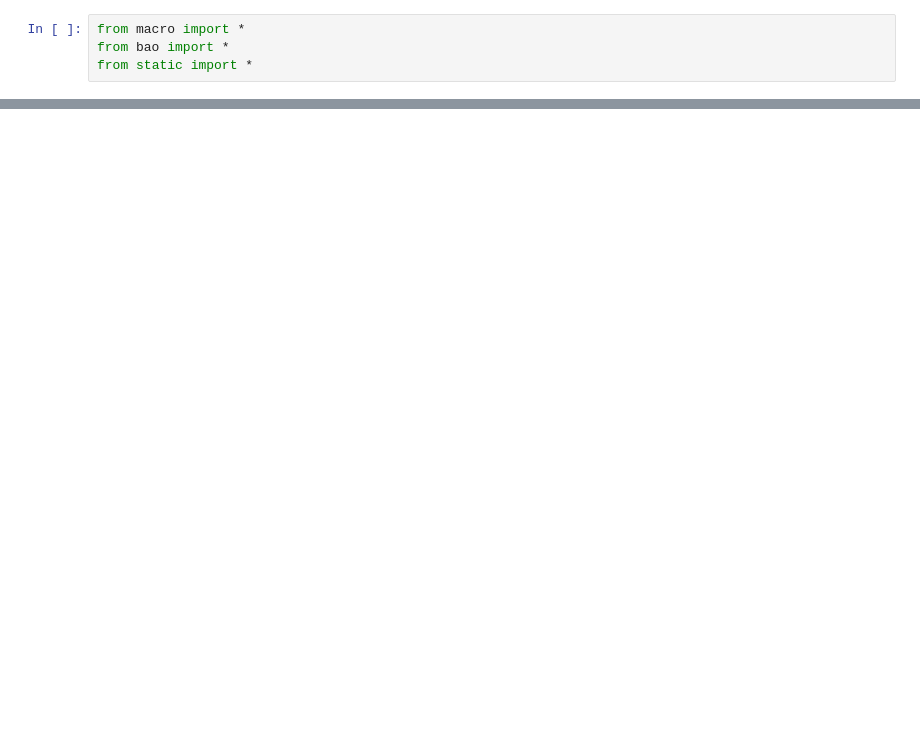
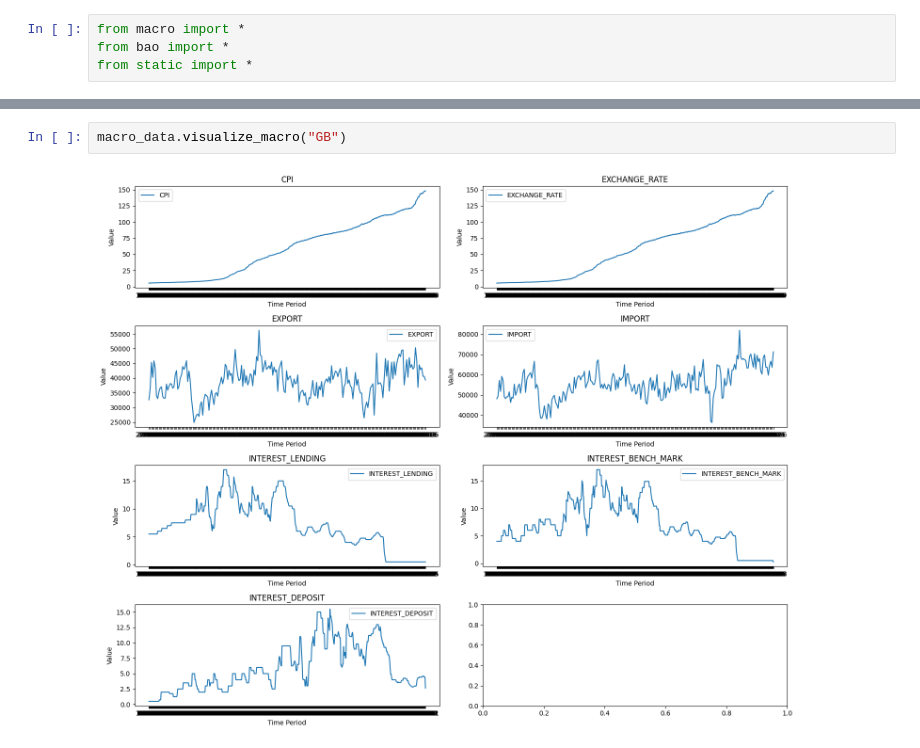
Before and after one commit to nguyentanquocbao/stock_quant, a Jupyter notebook: macro_analysis.ipynb, the cells around one changed output, grey strips where cells are left out. Saved outputs shown, nothing was run; the diff lists cells and outputs as text; blank space fills up the shorter version.

```diff
--- a/macro_analysis.ipynb
+++ b/macro_analysis.ipynb
@@ -26,0 +17,4 @@ INTEREST_DEPOSIT finished
+# %%
+macro_data.visualize_macro("GB")
+# %% [output]
+[figure, added]
```
Also changed, not shown: parts of 5 cells of this notebook, 2 other files.
